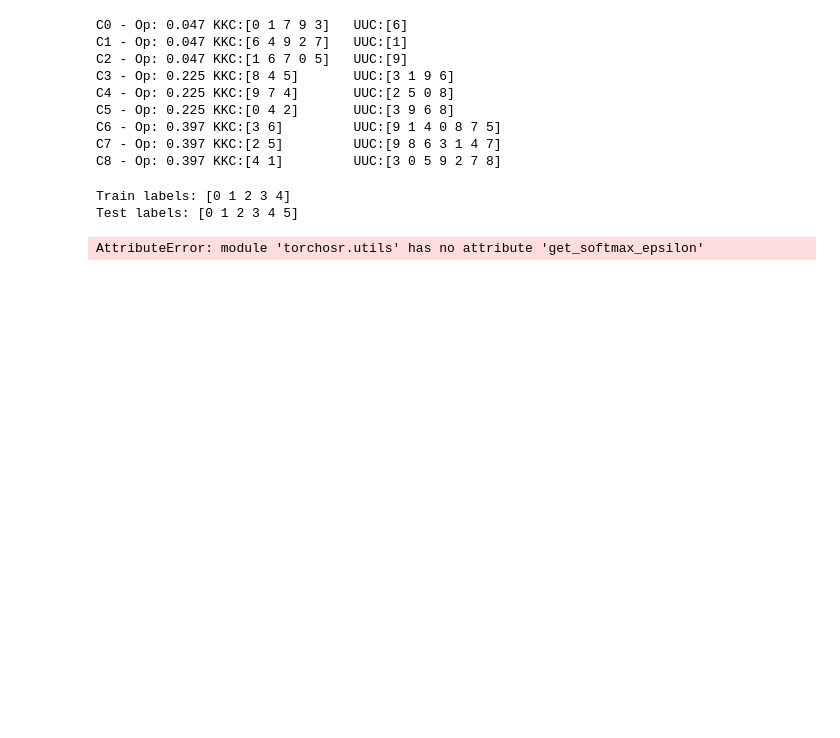
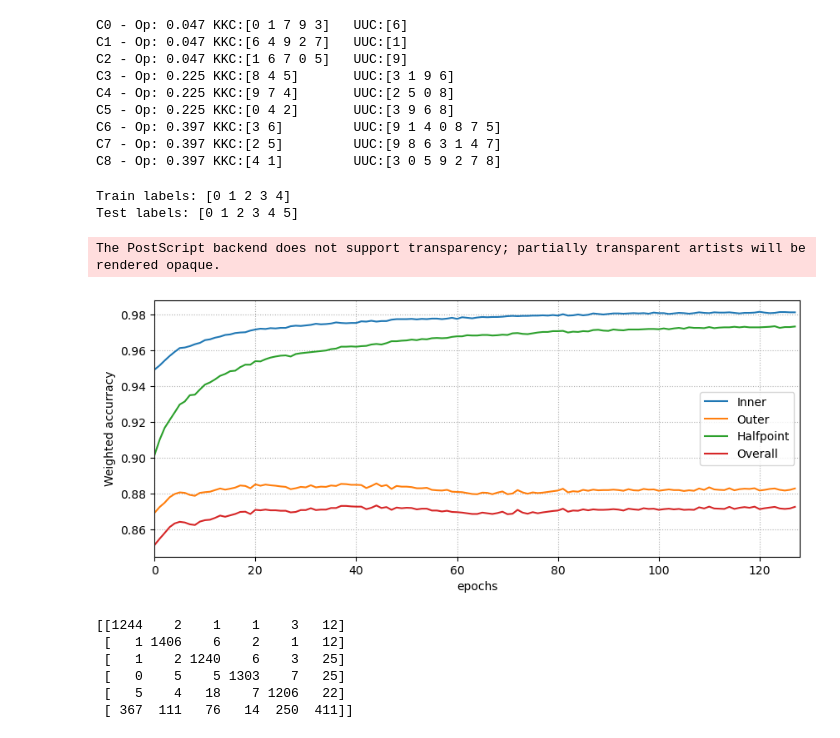
Before and after one commit to w4k2/torchosr, a Jupyter notebook: processing_example.ipynb, the cells around one changed output. Drawn from its saved outputs; the diff is of its cells as text; code cells hidden in the pictures; blank space fills up the shorter version.

Commit message:
Processing example

```diff
--- a/processing_example.ipynb
+++ b/processing_example.ipynb
@@ -65,13 +65,56 @@ print('Test labels:', np.unique(np.argmax(y, axis=1)))
 Train labels: [0 1 2 3 4]
 Test labels: [0 1 2 3 4 5]
 # %%
-methods = [
-            torchosr.models.TSoftmax(lower_stack=torchosr.architectures.fc_lower_stack(depth=1, img_size_x=28, n_out_channels=64),
+method = torchosr.models.TSoftmax(lower_stack=torchosr.architectures.fc_lower_stack(depth=1, img_size_x=28, n_out_channels=64),
                                 n_known=len(kkc),
-                                epsilon=torchosr.utils.get_softmax_epsilon(len(kkc))),
-            torchosr.models.Openmax(lower_stack=torchosr.architectures.fc_lower_stack(depth=1, img_size_x=28, n_out_channels=64),
-                               n_known=len(kkc),
-                               epsilon=torchosr.utils.get_openmax_epsilon(len(kkc))),
-            ]
+                                epsilon=torchosr.utils.base.get_softmax_epsilon(len(kkc)))
-# %% [output]
-AttributeError: module 'torchosr.utils' has no attribute 'get_softmax_epsilon'
+# %%
+import torch
+
+# Specify processing parameters
+epochs = 128
+learning_rate = 1e-3
+
+# Prepare array for results
+results = torch.zeros((4,epochs))
+
+# Initialize loss function
+loss_fn = torch.nn.CrossEntropyLoss()
+
+# Initialize optimizer
+optimizer = torch.optim.SGD(method.parameters(), lr=learning_rate)
+
+for t in range(epochs):
+    # Train
+    method.train(train_data_loader, loss_fn, optimizer)
+
+    # Test
+    inner_score, outer_score, hp_score, overall_score = method.test(test_data_loader, loss_fn)
+    results[:, t] = torch.tensor([inner_score, outer_score, hp_score, overall_score])
+# %%
+import matplotlib.pyplot as plt
+
+fig, ax = plt.subplots(1,1,figsize=(10,4))
+ax.plot(results.T, label=['Inner', 'Outer', 'Halfpoint', 'Overall'])
+ax.legend()
+ax.grid(ls=':')
+ax.set_xlabel('epochs')
+ax.set_ylabel('Weighted accurracy')
+ax.set_xlim(0,epochs)
+
+plt.savefig('example.png')
+plt.savefig('example.eps')
+# %% [output]
+The PostScript backend does not support transparency; partially transparent artists will be rendered opaque.
+[figure, added]
+# %%
+inner_score, outer_score, hp_score, overall_score, \
+    inner_c, outer_c, hp_c, overall_c = method.test(test_data_loader, loss_fn, conf=True)
+print(overall_c.detach().numpy())
+# %% [output]
+[[1244    2    1    1    3   12]
+ [   1 1406    6    2    1   12]
+ [   1    2 1240    6    3   25]
+ [   0    5    5 1303    7   25]
+ [   5    4   18    7 1206   22]
+ [ 367  111   76   14  250  411]]
```
Also changed, not shown: 3 other files.
